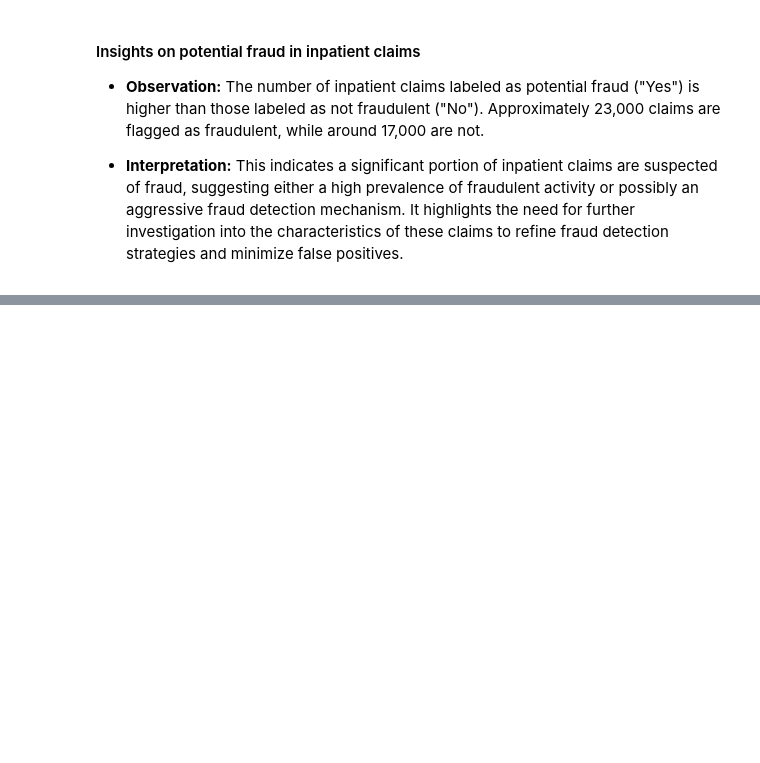
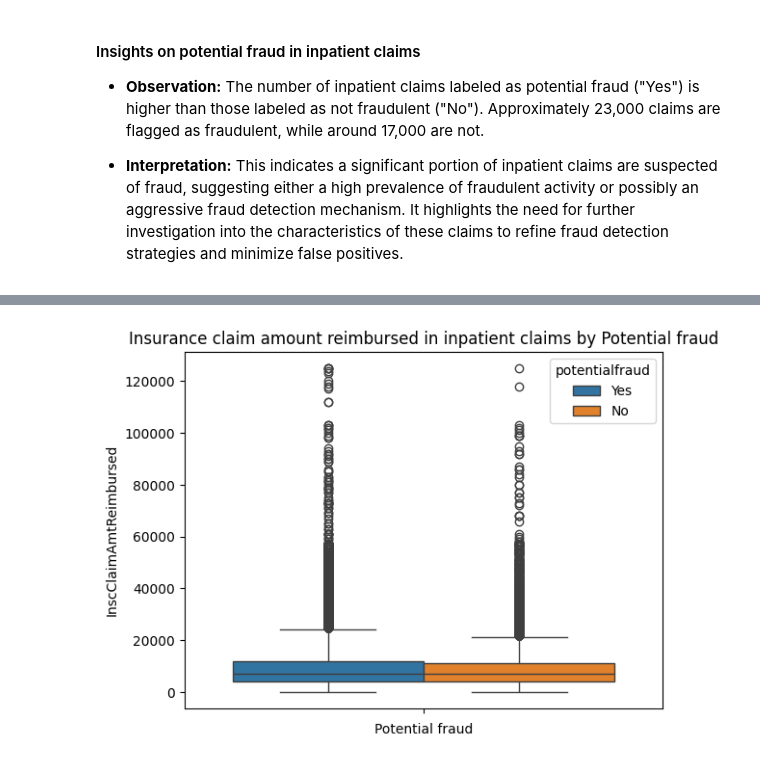
Before and after one commit to Bhuvi128/Medicare-Provider-Fraud-Analysis, a Jupyter notebook: Medicare Claims Fraud Analysis.ipynb, the cells around one changed output, grey strips where cells are left out. Saved outputs shown, nothing was run; the diff lists cells and outputs as text; code cells hidden in the pictures; blank space fills up the shorter version.

```diff
--- a/Medicare Claims Fraud Analysis.ipynb
+++ b/Medicare Claims Fraud Analysis.ipynb
@@ -100,0 +164,9 @@ plt.show()
+# %%
+query = """
+select pv.potentialfraud, InscClaimAmtReimbursed
+from inpatient ip left join provider pv
+on ip.provider = pv.provider
+order by InscClaimAmtReimbursed desc;
+"""
+ip_insc_reimbursed_fraud = pd.read_sql(query, conn)
+ip_insc_reimbursed_fraud.head()
@@ -100,0 +180,8 @@ plt.show()
+# %%
+# Visualize total reimbursed amount in inpatient claims by potential fraud
+sns.boxplot(data = ip_insc_reimbursed_fraud, y = "InscClaimAmtReimbursed", hue = "potentialfraud")
+plt.title("Insurance claim amount reimbursed in inpatient claims by Potential fraud")
+plt.xlabel("Potential fraud")
+plt.show()
+# %% [output]
+[figure, added]
```
Also changed, not shown: parts of 19 cells of this notebook, 1 other file.
